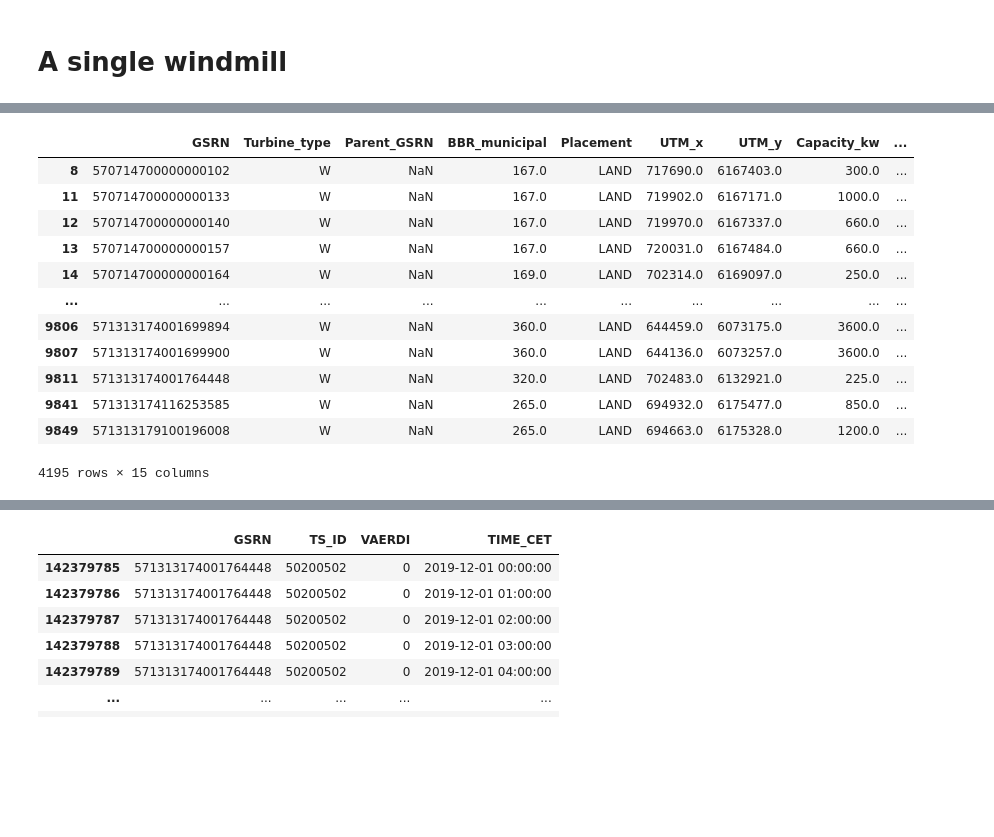
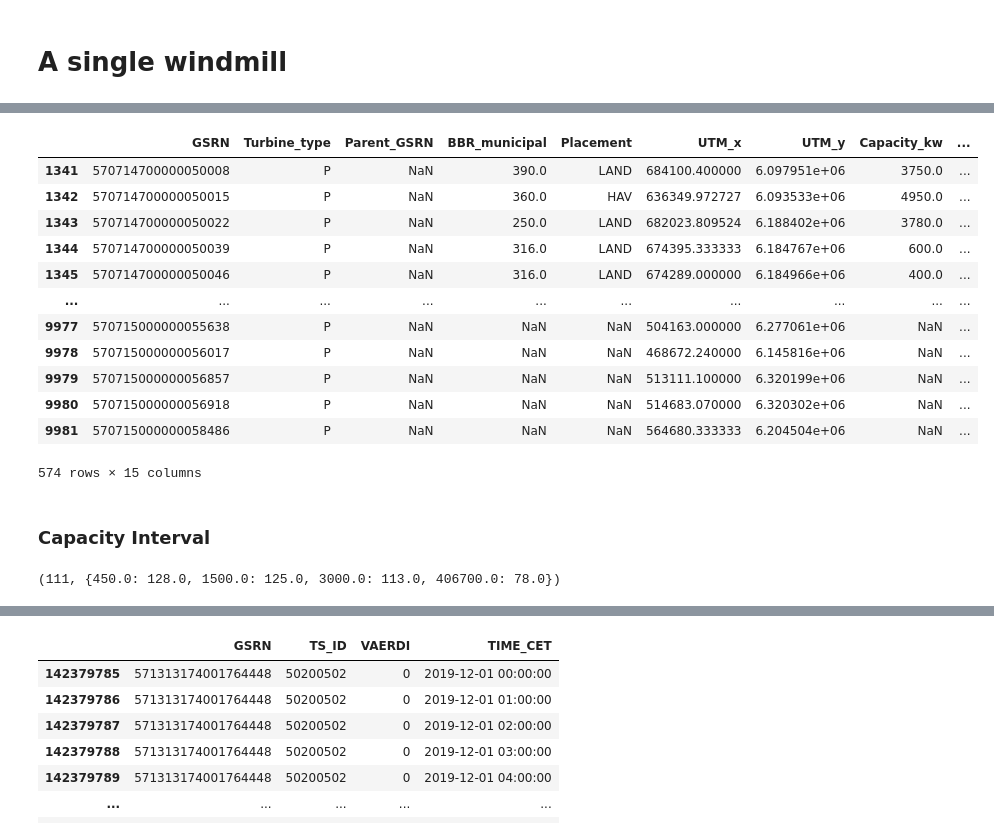
Before and after one commit to sevewing/WindmillPrediction, a Jupyter notebook: preprocessing.ipynb, the cells around one changed output, grey strips where cells are left out. Saved outputs shown, nothing was run; the diff lists cells and outputs as text; code cells hidden in the pictures; blank space fills up the shorter version.

```diff
--- a/preprocessing.ipynb
+++ b/preprocessing.ipynb
@@ -191,16 +264,18 @@ windmills
 # %%
-windmills[windmills['Turbine_type']=='W']
+windmills[windmills['Turbine_type']=='P']
 # %% [output]
 |  | GSRN | Turbine_type | Parent_GSRN | BBR_municipal | Placement | UTM_x | UTM_y | Capacity_kw | ... |
-| 8 | 570714700000000102 | W | NaN | 167.0 | LAND | 717690.0 | 6167403.0 | 300.0 | ... |
-| 11 | 570714700000000133 | W | NaN | 167.0 | LAND | 719902.0 | 6167171.0 | 1000.0 | ... |
-| 12 | 570714700000000140 | W | NaN | 167.0 | LAND | 719970.0 | 6167337.0 | 660.0 | ... |
-| 13 | 570714700000000157 | W | NaN | 167.0 | LAND | 720031.0 | 6167484.0 | 660.0 | ... |
-| 14 | 570714700000000164 | W | NaN | 169.0 | LAND | 702314.0 | 6169097.0 | 250.0 | ... |
+| 1341 | 570714700000050008 | P | NaN | 390.0 | LAND | 684100.400000 | 6.097951e+06 | 3750.0 | ... |
+| 1342 | 570714700000050015 | P | NaN | 360.0 | HAV | 636349.972727 | 6.093533e+06 | 4950.0 | ... |
+| 1343 | 570714700000050022 | P | NaN | 250.0 | LAND | 682023.809524 | 6.188402e+06 | 3780.0 | ... |
+| 1344 | 570714700000050039 | P | NaN | 316.0 | LAND | 674395.333333 | 6.184767e+06 | 600.0 | ... |
+| 1345 | 570714700000050046 | P | NaN | 316.0 | LAND | 674289.000000 | 6.184966e+06 | 400.0 | ... |
 | ... | ... | ... | ... | ... | ... | ... | ... | ... | ... |
-| 9806 | 571313174001699894 | W | NaN | 360.0 | LAND | 644459.0 | 6073175.0 | 3600.0 | ... |
-| 9807 | 571313174001699900 | W | NaN | 360.0 | LAND | 644136.0 | 6073257.0 | 3600.0 | ... |
-| 9811 | 571313174001764448 | W | NaN | 320.0 | LAND | 702483.0 | 6132921.0 | 225.0 | ... |
-| 9841 | 571313174116253585 | W | NaN | 265.0 | LAND | 694932.0 | 6175477.0 | 850.0 | ... |
-| 9849 | 571313179100196008 | W | NaN | 265.0 | LAND | 694663.0 | 6175328.0 | 1200.0 | ... |
+| 9977 | 570715000000055638 | P | NaN | NaN | NaN | 504163.000000 | 6.277061e+06 | NaN | ... |
+| 9978 | 570715000000056017 | P | NaN | NaN | NaN | 468672.240000 | 6.145816e+06 | NaN | ... |
+| 9979 | 570715000000056857 | P | NaN | NaN | NaN | 513111.100000 | 6.320199e+06 | NaN | ... |
+| 9980 | 570715000000056918 | P | NaN | NaN | NaN | 514683.070000 | 6.320302e+06 | NaN | ... |
+| 9981 | 570715000000058486 | P | NaN | NaN | NaN | 564680.333333 | 6.204504e+06 | NaN | ... |
-4195 rows × 15 columns
+574 rows × 15 columns
+# %% [markdown]
+### Capacity Interval
@@ -206,0 +295,6 @@ windmills[windmills['Turbine_type']=='W']
+# %%
+order_P = windmills[windmills['Turbine_type']=='P'].groupby("Capacity_kw")["GSRN"].count().reset_index().rename(columns = {"GSRN": "Count","Capacity_kw":"Key"})
+sub_count_P, interval_P = get_interval(4, order_P)
+sub_count_P, interval_P
+# %% [output]
+(111, {450.0: 128.0, 1500.0: 125.0, 3000.0: 113.0, 406700.0: 78.0})
```
Also changed, not shown: parts of 17 cells of this notebook, 4 other files.
